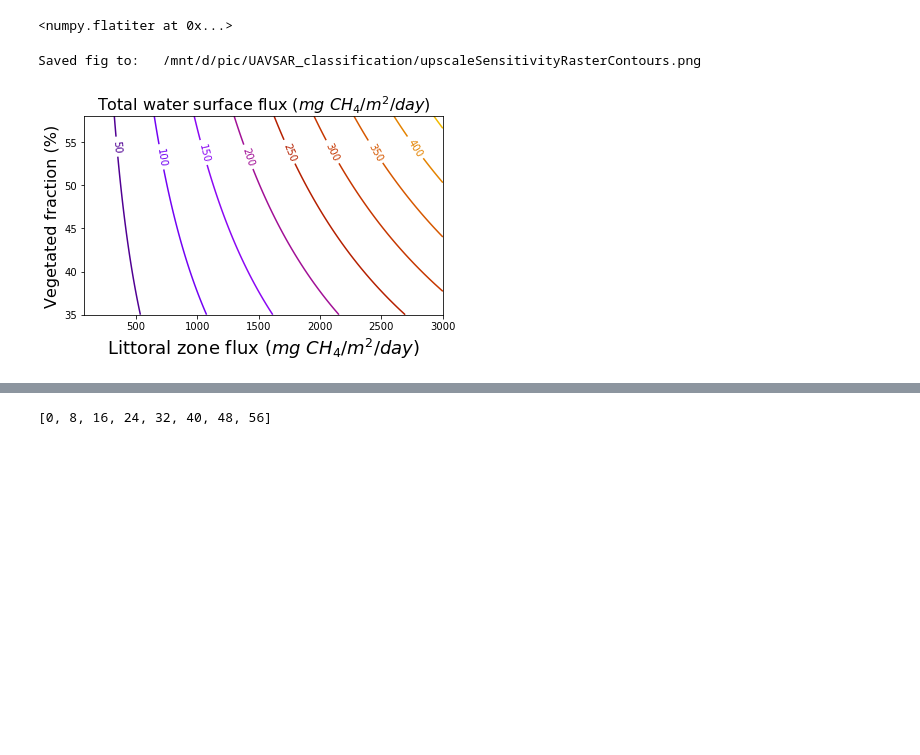
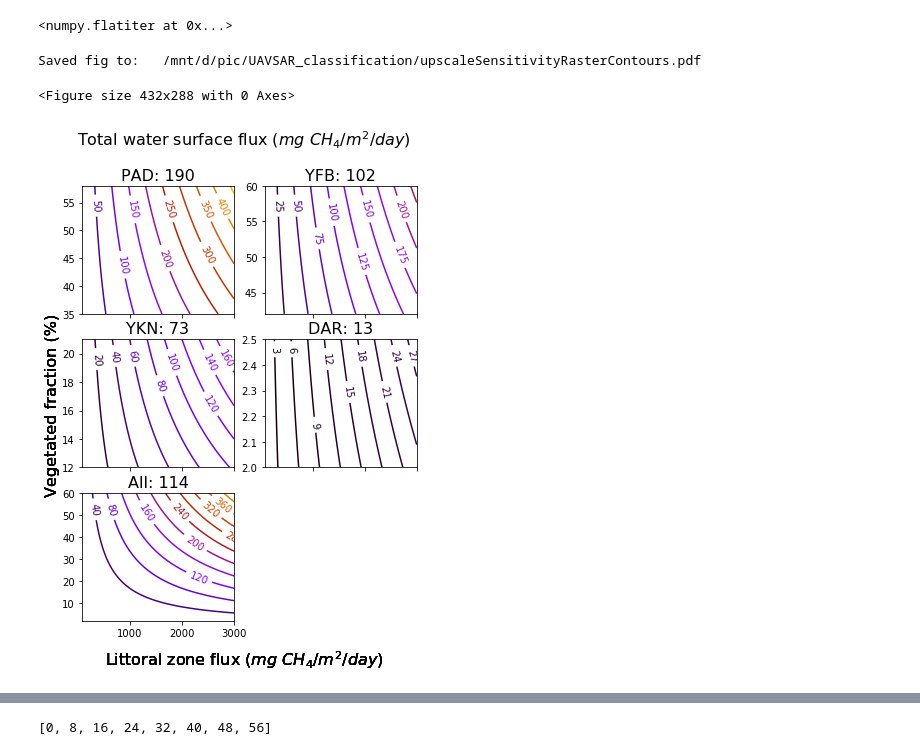
Before and after one commit to ekcomputer/random-wetlands, a Jupyter notebook: analysis/upscaleFromLandcover.ipynb, the cells around one changed output, grey strips where cells are left out. Cells and saved outputs as stored; diff of their text form; code cells hidden in the pictures; blank space fills up the shorter version.

Commit message:
panels for contour

```diff
--- a/analysis/upscaleFromLandcover.ipynb
+++ b/analysis/upscaleFromLandcover.ipynb
@@ -122,19 +122,18 @@ lsd = fused_regional['Fused_regional'][SITES_LSD[REGION]] # Lake size distributi
 ### Create sensitivity raster
 # %%
 SENSITIVITY={}
+FRACTION_POSTINGS={}
+FLUX_POSTINGS={}
 for si, s in enumerate(SITES):
     print('\nSite: {}'.format(s))
     SENSITIVITY[s]=np.zeros((FRACTION_STEPS, FLUX_STEPS), 'double') # init
     # lsd_tmp=lsd # init
-    FRACTION_POSTINGS=np.linspace(FRACTION['EM'][si][0], FRACTION['EM'][si][1], FRACTION_STEPS)
-    FLUX_POSTINGS={}
+    FRACTION_POSTINGS[s]=np.linspace(FRACTION['EM'][si][0], FRACTION['EM'][si][1], FRACTION_STEPS)
     for Class in FLUXES.keys():
         FLUX_POSTINGS[Class]=np.linspace(FLUXES[Class][0], FLUXES[Class][1], FLUX_STEPS)
     print(f'EM fraction: {0:0.2f}%\t| Total W area in first bin: \t\
         {lsd_vals.statistic[0]*(100- 0)/100:.2f}\t| Total W area: {np.sum(lsd)*(100- 0)/100:.2f}\n')
     for i in range(FRACTION_STEPS):
-        lsd_tmp=lsd*(100-FRACTION_POSTINGS[i])/100 # change lake size distribution by swapping water for EM # Only used if using LSD toggles, below
-
         ##############################################
              # toggle if not using LSD
     #     ow_flux_mean=np.mean(FLUX_POSTINGS['OW'])
@@ -148,13 +147,13 @@ for si, s in enumerate(SITES):
             # toggle if using LSD | with lakes NOT changing bins # Results in lower water flux in highest EM bin
         lsd_vals = binned_statistic(lsd, lsd, statistic='sum', bins=BIN_EDGES)
         ow_flux_mean=np.sum(lsd_vals.statistic*BIN_FLUXES)/lsd.sum()
-        print(f'EM fraction: {FRACTION_POSTINGS[i]:0.2f}%\t| Total W area in first bin: \
-            {lsd_vals.statistic[0]*(100- FRACTION_POSTINGS[i])/100:.2f}\t| Total W area: \
-            {np.sum(lsd_vals.statistic)*(100- FRACTION_POSTINGS[i])/100:.2f}\t| Total W flux: {((100- FRACTION_POSTINGS[i]) * ow_flux_mean) / 100:.2f}')
+        print(f'EM fraction: {FRACTION_POSTINGS[s][i]:0.2f}%\t| Total W area in first bin: \
+            {lsd_vals.statistic[0]*(100- FRACTION_POSTINGS[s][i])/100:.2f}\t| Total W area: \
+            {np.sum(lsd_vals.statistic)*(100- FRACTION_POSTINGS[s][i])/100:.2f}\t| Total W flux: {((100- FRACTION_POSTINGS[s][i]) * ow_flux_mean) / 100:.2f}')
         ##############################################
         for j in range(FLUX_STEPS):
-            SENSITIVITY[s][i,j] = np.mean(FRACTION['IN_TOTAL'][si]) / 100 * (FRACTION_POSTINGS[i] * FLUX_POSTINGS['EM'][j] + # use median? # note: hard-coded for just two classes: OW and EM
-                                (100- FRACTION_POSTINGS[i]) * ow_flux_mean) / 100
+            SENSITIVITY[s][i,j] = np.mean(FRACTION['IN_TOTAL'][si]) / 100 * (FRACTION_POSTINGS[s][i] * FLUX_POSTINGS['EM'][j] + # use median? # note: hard-coded for just two classes: OW and EM
+                                (100- FRACTION_POSTINGS[s][i]) * ow_flux_mean) / 100
 # %% [output]
 Site: PAD
 EM fraction: 0.00%      | Total W area in first bin:            0.40    | Total W area: 186.62
@@ -279,55 +280,68 @@ ax.flat
 
 import matplotlib
 import matplotlib.mlab as mlab
 import matplotlib.ticker as ticker
 import matplotlib.pyplot as plt
 
     # I/O
 num_contours=10
 
 matplotlib.rcParams['xtick.direction'] = 'out'
 matplotlib.rcParams['ytick.direction'] = 'out'
 
 ##
 plt.figure()
 
-# define dims
-Y=FRACTION_POSTINGS
-X=FLUX_POSTINGS['EM']
-Z=SENSITIVITY[s]
-
-# Basic contour plot
-CS = plt.contour(X, Y, Z, num_contours, cmap='gnuplot', vmax=500)
-
-
 # Define a class that forces representation of float to look a certain way
 # This remove trailing zero so '1.0' becomes '1'
 class nf(float):
     def __repr__(self):
         str = '%.1f' % (self.__float__(),)
         if str[-1] == '0':
             return '%.0f' % self.__float__()
         else:
             return '%.1f' % self.__float__()
+    # axis
+fig, ax = plt.subplots(shape[0], shape[1], sharex=True, figsize=(6,8))
 
-# Recast levels to new class
-CS.levels = [nf(val) for val in CS.levels]
+    # loop
+for si, s in enumerate(SITES):
+    idx=np.unravel_index(si, shape)
 
-# Label levels with specially formatted floats
-if plt.rcParams["text.usetex"]:
-    fmt = r'%r'
-else:
-    fmt = '%r'
-plt.clabel(CS, CS.levels, inline=True, fmt=fmt, fontsize=10)
-plt.xlabel("Littoral zone flux ($mg\ CH_4 / m^2 /day$)", fontsize=f+2)
-plt.ylabel('Vegetated fraction (%)', fontsize=f)
-plt.title('Total water surface flux ($mg\ CH_4 / m^2 /day$)', fontsize=f)
-plt.tight_layout()
-# save
+        # define dims
+    Y=FRACTION_POSTINGS[s]
+    X=FLUX_POSTINGS['EM']
+    Z=SENSITIVITY[s]
 
-figPth='/mnt/d/pic/UAVSAR_classification/upscaleSensitivityRasterContours.png'
+    # Basic contour plot
+    CS = ax[idx].contour(X, Y, Z, num_contours, cmap='gnuplot', vmin =0, vmax=500,
+        extent=(FLUXES['EM'][0], FLUXES['EM'][1], FRACTION['EM'][si][0], FRACTION['EM'][si][1]))
+
+    # Recast levels to new class
+    CS.levels = [nf(val) for val in CS.levels]
+
+    # Label levels with specially formatted floats
+    if plt.rcParams["text.usetex"]:
+        fmt = r'%r'
+    else:
+        fmt = '%r'
+    ax[idx].clabel(CS, CS.levels, inline=True, fmt=fmt, fontsize=10)
+#     ax[idx].set_xlabel("Littoral zone flux ($mg\ CH_4 / m^2 /day$)", fontsize=f+2)
+#     ax[idx].set_ylabel('Vegetated fraction (%)', fontsize=f)
+    fig.text(0.5, 0.04, "Littoral zone flux ($mg\ CH_4 / m^2 /day$)", ha='center', va='bottom', fontsize=f, FONTNAME='DejaVu Sans')
+    fig.text(0.04, 0.5, 'Vegetated fraction (%)', va='center', rotation='vertical', fontsize=f, FONTNAME='sans-serif')
+    ax[idx].set_title(f'{s}: {np.mean(SENSITIVITY[s]):0.0f}', fontsize=f)
+#     plt.tight_layout()
+
+    # plot format
+plt.suptitle('Total water surface flux ($mg\ CH_4 / m^2 /day$)', fontsize=f)
+ax[shape[0]-1, shape[1]-1].axis('off')
+
+    # save
+figPth='/mnt/d/pic/UAVSAR_classification/upscaleSensitivityRasterContours.pdf'
 plt.savefig(figPth, dpi=200)
 print('Saved fig to:\t{}'.format(figPth))
 # %% [output]
-Saved fig to:   /mnt/d/pic/UAVSAR_classification/upscaleSensitivityRasterContours.png
+Saved fig to:   /mnt/d/pic/UAVSAR_classification/upscaleSensitivityRasterContours.pdf
+<Figure size 432x288 with 0 Axes>
-[figure, old version]
+[figure, new version]
```
Also changed, not shown: parts of 2 cells of this notebook.
